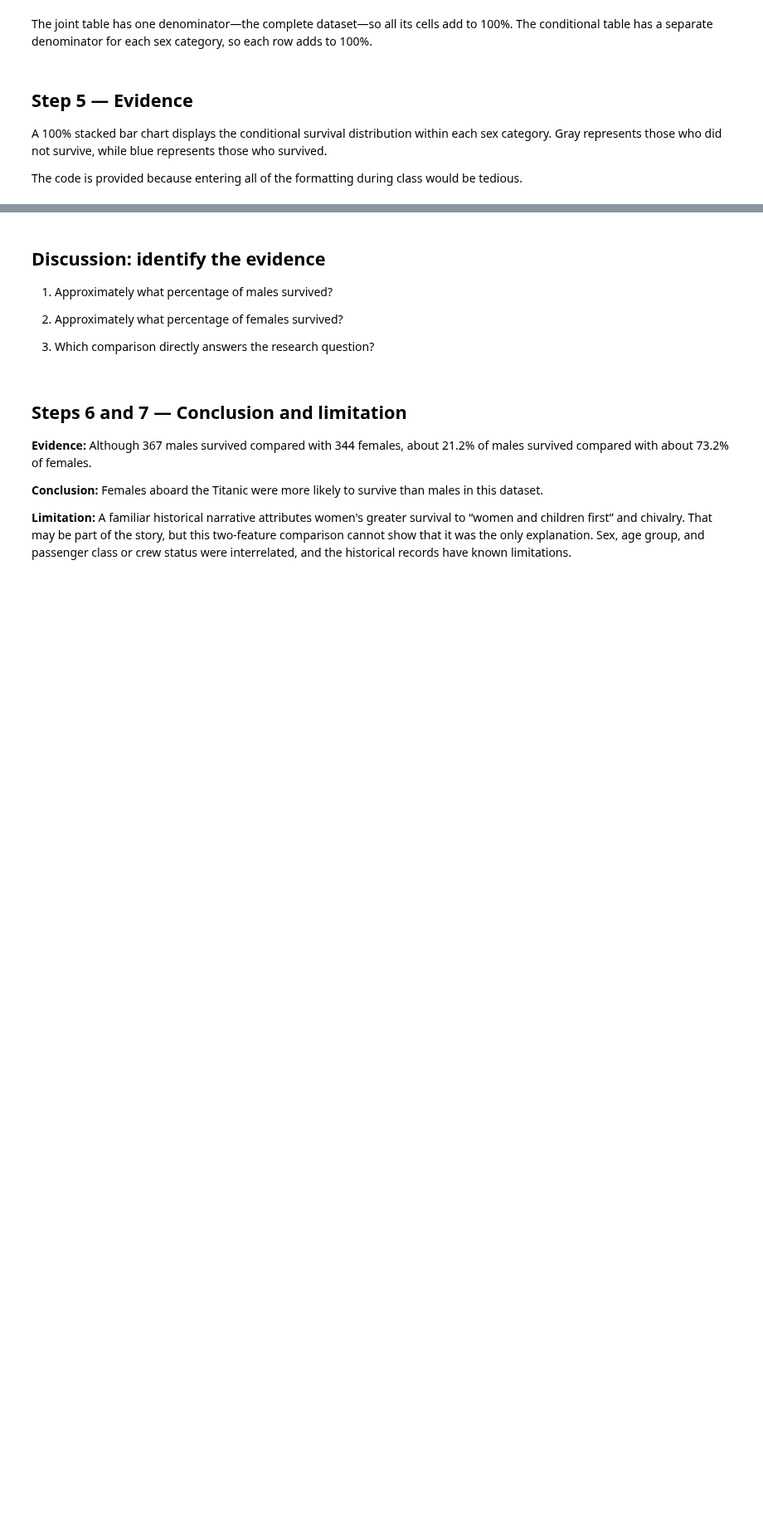
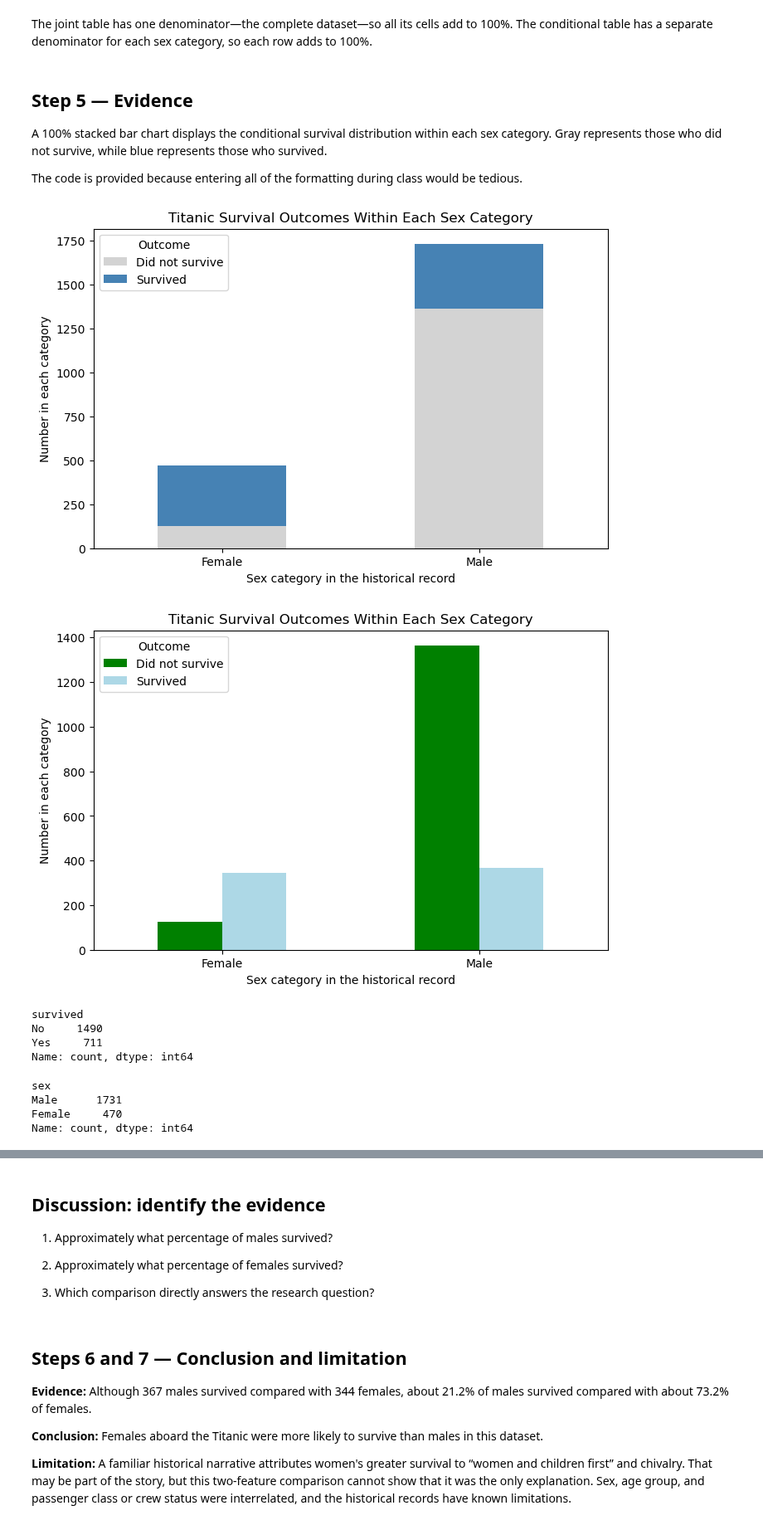
Before and after one commit to Chelsea-Myers/Data_Visualization_and_Modeling_Campus, a Jupyter notebook: week02/lecture/Lecture - Relationships Between Categorical Features.ipynb, the cells around one changed output, grey strips where cells are left out. Shown at 83% size. Drawn from its saved outputs; the diff is of its cells as text; code cells hidden in the pictures; blank space fills up the shorter version.

```diff
--- a/week02/lecture/Lecture - Relationships Between Categorical Features.ipynb
+++ b/week02/lecture/Lecture - Relationships Between Categorical Features.ipynb
@@ -76,3 +84,7 @@ The target feature is `survived`. The comparison feature is `sex`.
 ## Step 2 — Data
 
 Load the documented local file and inspect whether it contains the expected observations and features.
+# %%
+titanic_df = pd.read_csv('data/titanic_people.csv')
+
+titanic_df.head()
@@ -145,4 +266,42 @@ The joint table has one denominator—the complete dataset—so all its cells ad
 A 100% stacked bar chart displays the conditional survival distribution within each sex category. Gray represents those who did not survive, while blue represents those who survived.
 
 The code is provided because entering all of the formatting during class would be tedious.
+# %%
+pd.crosstab(titanic_df['sex'], titanic_df['survived']).plot(
+    kind="bar",
+    stacked=True,
+    color=["lightgray", "steelblue"],
+    figsize=(8, 5)
+)
+
+plt.title("Titanic Survival Outcomes Within Each Sex Category")
+plt.xlabel("Sex category in the historical record")
+plt.ylabel("Number in each category")
+plt.xticks(rotation=0)
+plt.legend(["Did not survive", "Survived"], title="Outcome")
+plt.show()
+
+pd.crosstab(titanic_df['sex'], titanic_df['survived']).plot(
+    kind="bar",
+    color=["green", "lightblue"],
+    figsize=(8, 5)
+)
+
+plt.title("Titanic Survival Outcomes Within Each Sex Category")
+plt.xlabel("Sex category in the historical record")
+plt.ylabel("Number in each category")
+plt.xticks(rotation=0)
+plt.legend(["Did not survive", "Survived"], title="Outcome")
+plt.show()
+# %% [output]
+[figure, added]
+[figure, added]
+survived
+No     1490
+Yes     711
+Name: count, dtype: int64
+sex
+Male      1731
+Female     470
+Name: count, dtype: int64
 # %%
```
Also changed, not shown: parts of 40 cells of this notebook, 1 other file.
